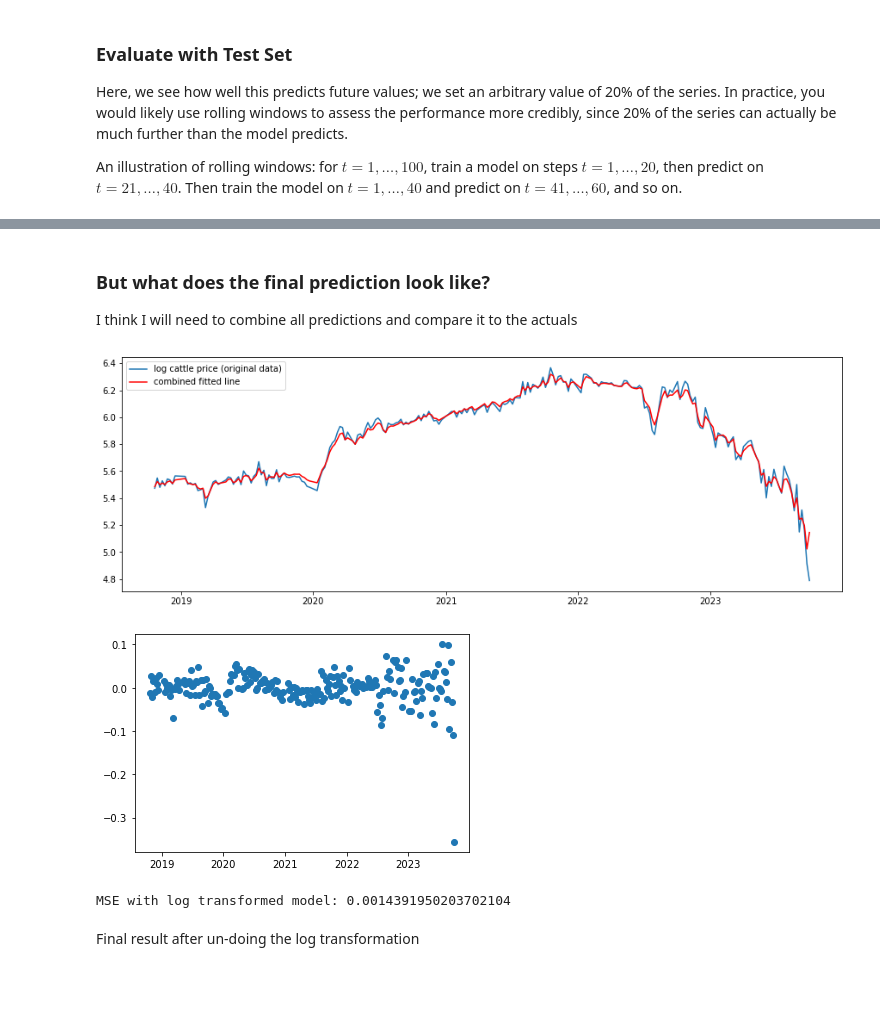
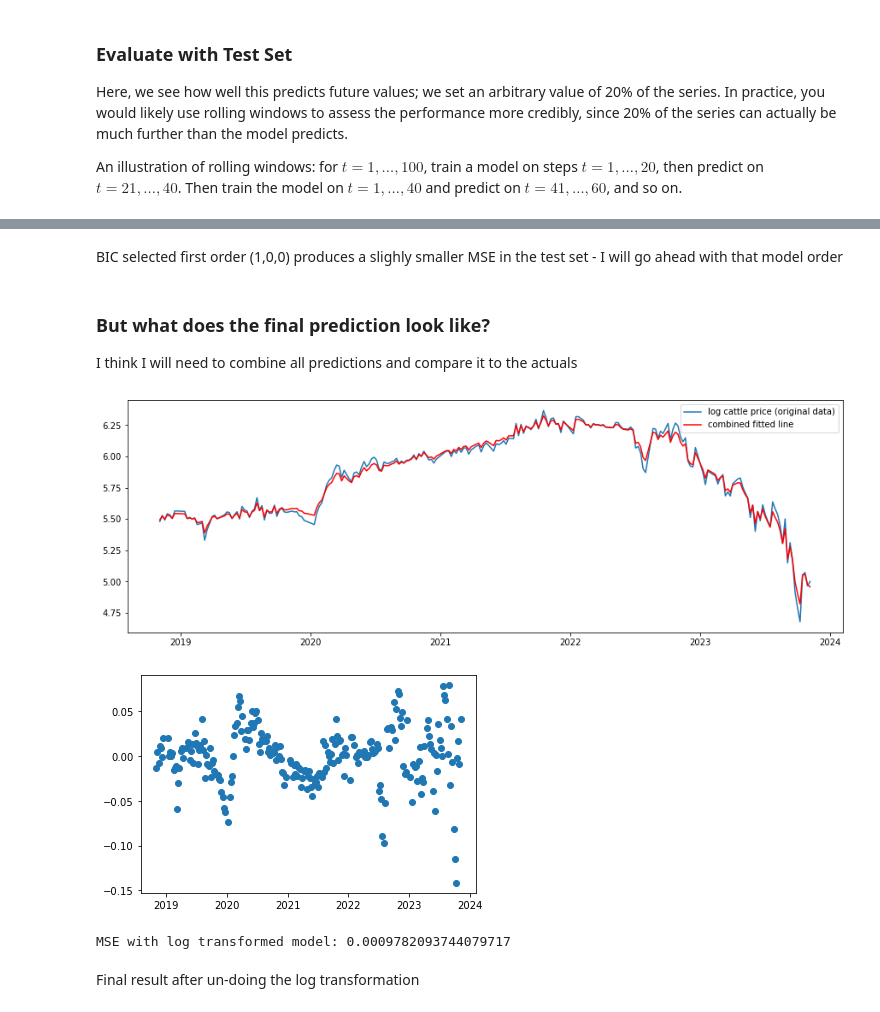
Before and after one commit to llamasrock/cattle-price-forecasting, a Jupyter notebook: cattle_price_timeseries_prediction.ipynb, the cells around one changed output, grey strips where cells are left out. Saved outputs shown, nothing was run; the diff lists cells and outputs as text; code cells hidden in the pictures; blank space fills up the shorter version.

```diff
--- a/cattle_price_timeseries_prediction.ipynb
+++ b/cattle_price_timeseries_prediction.ipynb
@@ -9,7 +9,7 @@ import matplotlib.pyplot as plt
 import numpy as np
 import datetime as dt
 
-data = pd.read_csv(r"C:\Users\secil\OneDrive - Australian National University\MACYB\Build\CPS Project\MLA_nlrs_cattle_transactions_report_per_kg.csv", skiprows=5)
+data = pd.read_csv(r"MLA_nlrs_cattle_transactions_report_20231103.csv", skiprows=5)
 # data.head(5)
 # data.dtypes
 data['Weekly'] = pd.to_datetime(data['Weekly'])
@@ -308,30 +336,32 @@ Test set mean squared error:  0.08773259696497766
+# %% [markdown]
+BIC selected first order (1,0,0) produces a slighly smaller MSE in the test set - I will go ahead with that model order
 # %% [markdown]
 ### But what does the final prediction look like?
 I think I will need to combine all predictions and compare it to the actuals
 # %%
-arma_all = ARIMA(cube_residuals, order=(2,0,0)).fit()
+arma_all = ARIMA(cube_residuals, order=(1,0,0)).fit()
 arma_all_predictions = arma_all.predict().reshape(-1,1)
 # arma_all_predictions
 # cube_prediction
 
 #Shifted the prediction 1 value to the left to compansate for the arma model order
 arma_all_predictions_shifted = np.append(arma_all_predictions[1:], [0]).reshape(-1,1)
 # arma_all_predictions
 final_log_prediction = arma_all_predictions_shifted + cube_prediction
 
 fig, ax = plt.subplots(figsize=(15, 5))
 plt.plot(date, log_price, label='log cattle price (original data)')
 plt.plot(date, final_log_prediction, 'r', label='combined fitted line')
 plt.legend()
 plt.show()
 final_log_residuals = log_price - final_log_prediction
 plt.plot(date, final_log_residuals, 'o')
 plt.show();
 print("MSE with log transformed model:", np.mean((final_log_residuals)**2))
 # %% [output]
-[figure, old version]
+[figure, new version]
-[figure, old version]
+[figure, new version]
-MSE with log transformed model: 0.0014391950203702104
+MSE with log transformed model: 0.0009782093744079717
 # %% [markdown]
 Final result after un-doing the log transformation
 # %%
```
Also changed, not shown: parts of 15 cells of this notebook, 2 other files.
